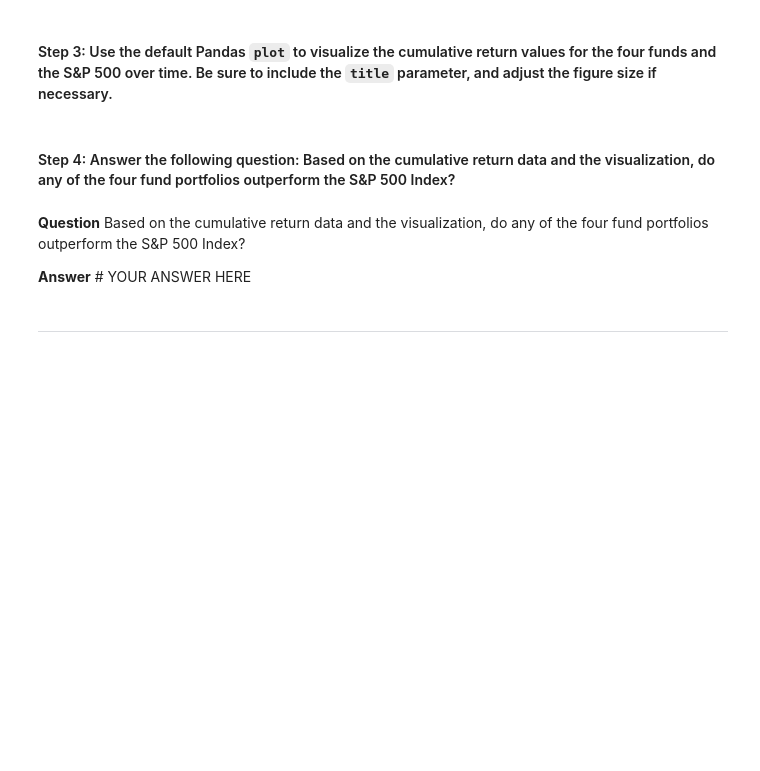
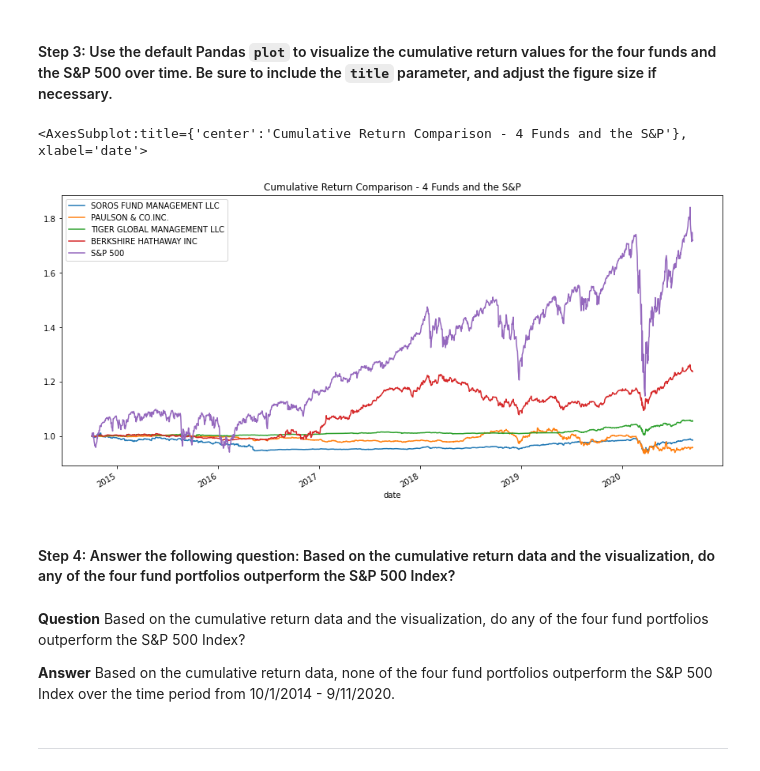
Before and after one commit to johngru/portfolio_risk_return_analysis, a Jupyter notebook: risk_return_analysis.ipynb, the cells around one changed output. Drawn from its saved outputs; the diff is of its cells as text; code cells hidden in the pictures; blank space fills up the shorter version.

```diff
--- a/risk_return_analysis.ipynb
+++ b/risk_return_analysis.ipynb
@@ -173,4 +185,6 @@ Analyze the data to determine if any of the portfolios outperform the broader st
 # %%
 # Calculate and plot the cumulative returns of the 4 fund portfolios and the S&P 500
 # Review the last 5 rows of the cumulative returns DataFrame
-# YOUR CODE HERE
+cumulative_returns_df = (1+daily_returns_df).cumprod()
+
+display(cumulative_returns_df.tail())
@@ -179,13 +201,21 @@ Analyze the data to determine if any of the portfolios outperform the broader st
 # %%
 # Visualize the cumulative returns using the Pandas plot function
 # Include a title parameter and adjust the figure size
-# YOUR CODE HERE
+cumulative_returns_df.plot(
+    kind='line',
+    title='Cumulative Return Comparison - 4 Funds and the S&P',
+    figsize=(15,7),
+    legend=True
+)
+# %% [output]
+<AxesSubplot:title={'center':'Cumulative Return Comparison - 4 Funds and the S&P'}, xlabel='date'>
+[figure, added]
 # %% [markdown]
 #### Step 4: Answer the following question: Based on the cumulative return data and the visualization, do any of the four fund portfolios outperform the S&P 500 Index?
 # %% [markdown]
 **Question** Based on the cumulative return data and the visualization, do any of the four fund portfolios outperform the S&P 500 Index?
 
-**Answer** # YOUR ANSWER HERE
+**Answer**  Based on the cumulative return data, none of the four fund portfolios outperform the S&P 500 Index over the time period from 10/1/2014 - 9/11/2020.
 # %% [markdown]
 ---
 # %% [markdown]
```
Also changed, not shown: parts of 14 cells of this notebook.
